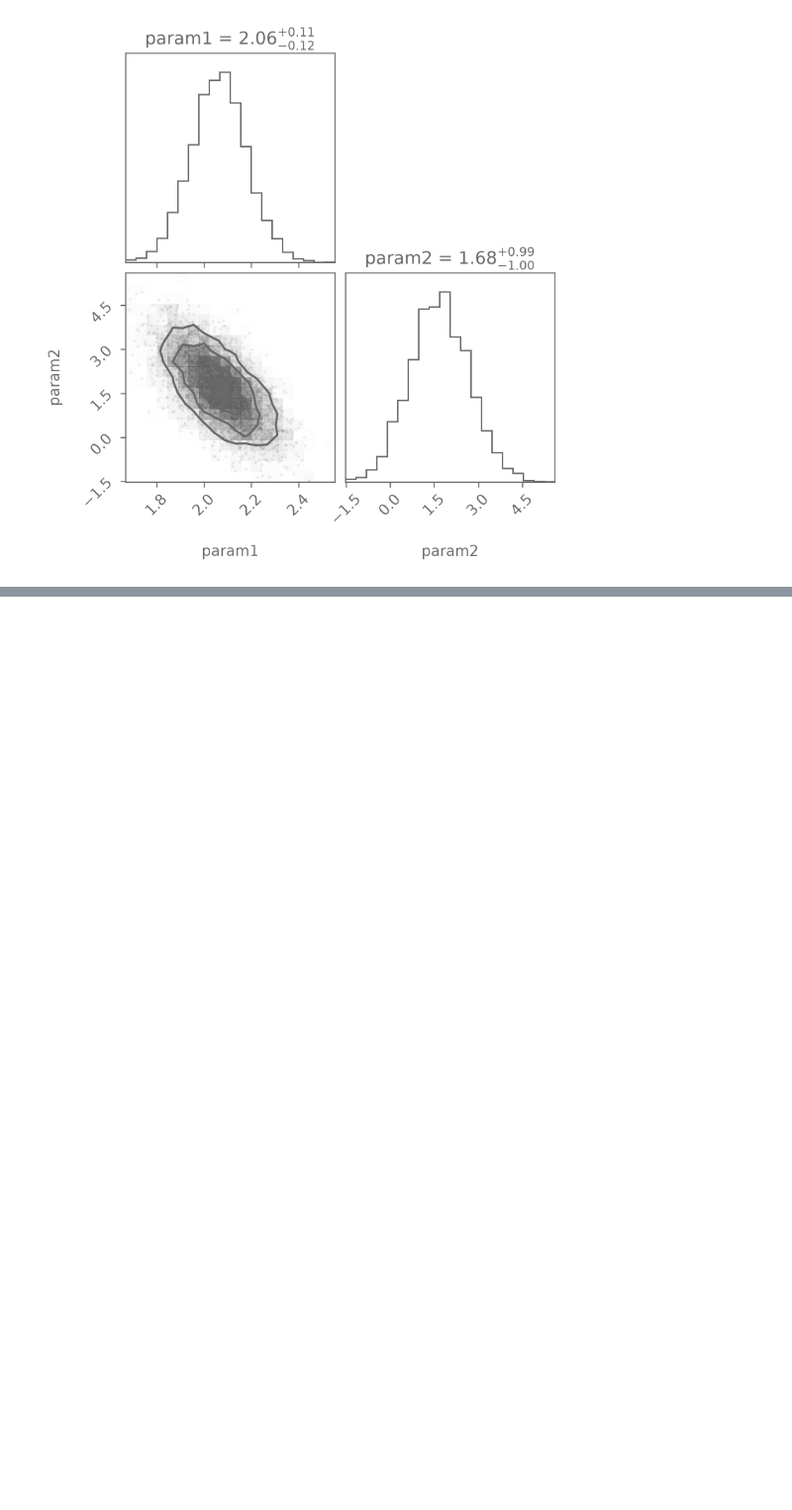
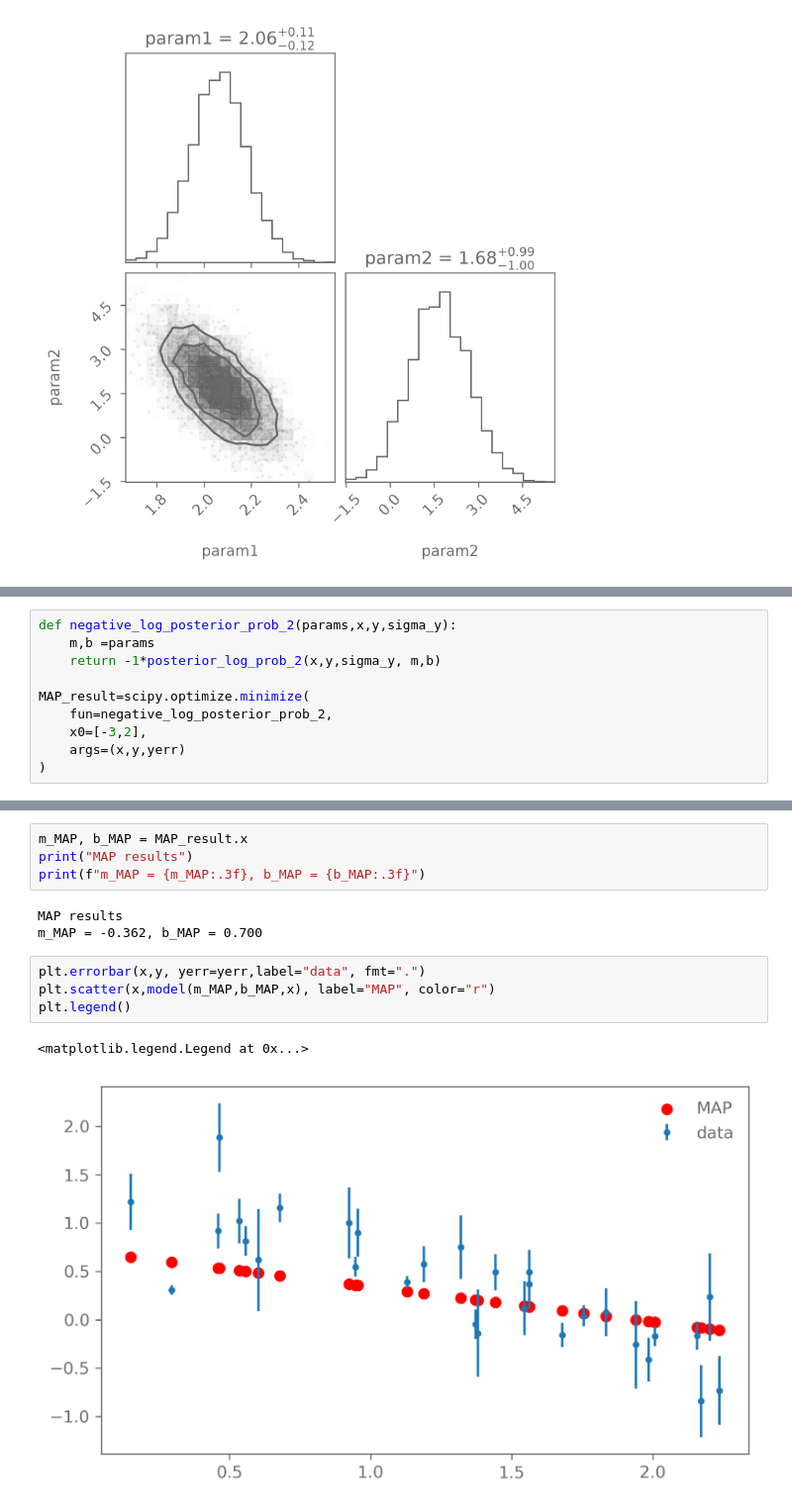
Before and after one commit to bermeyer/Bayesian-Stats-HS2026, a Jupyter notebook: my_exercise_solutions/Ex4.ipynb, the cells around one changed output, grey strips where cells are left out. Shown at 99% size. Saved outputs shown, nothing was run; the diff lists cells and outputs as text; blank space fills up the shorter version.

```diff
--- a/my_exercise_solutions/Ex4.ipynb
+++ b/my_exercise_solutions/Ex4.ipynb
@@ -248,0 +295,10 @@ figure = corner.corner(
+# %%
+def negative_log_posterior_prob_2(params,x,y,sigma_y):
+    m,b =params
+    return -1*posterior_log_prob_2(x,y,sigma_y, m,b)
+
+MAP_result=scipy.optimize.minimize(
+    fun=negative_log_posterior_prob_2,
+    x0=[-3,2],
+    args=(x,y,yerr)
+)
@@ -248,0 +319,14 @@ figure = corner.corner(
+# %%
+m_MAP, b_MAP = MAP_result.x
+print("MAP results")
+print(f"m_MAP = {m_MAP:.3f}, b_MAP = {b_MAP:.3f}")
+# %% [output]
+MAP results
+m_MAP = -0.362, b_MAP = 0.700
+# %%
+plt.errorbar(x,y, yerr=yerr,label="data", fmt=".")
+plt.scatter(x,model(m_MAP,b_MAP,x), label="MAP", color="r")
+plt.legend()
+# %% [output]
+<matplotlib.legend.Legend at 0x...>
+[figure, added]
```
Also changed, not shown: parts of 7 cells of this notebook, 13 other files.
